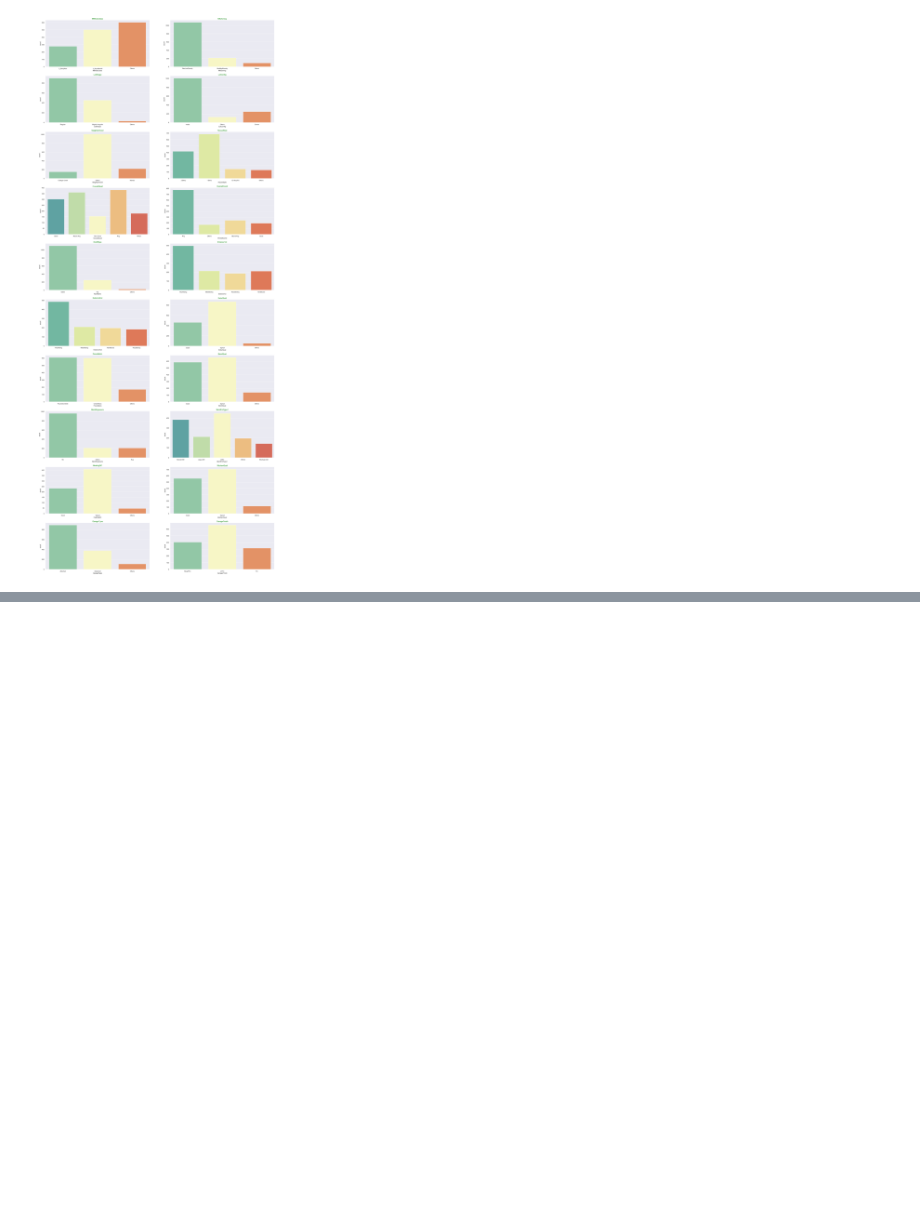
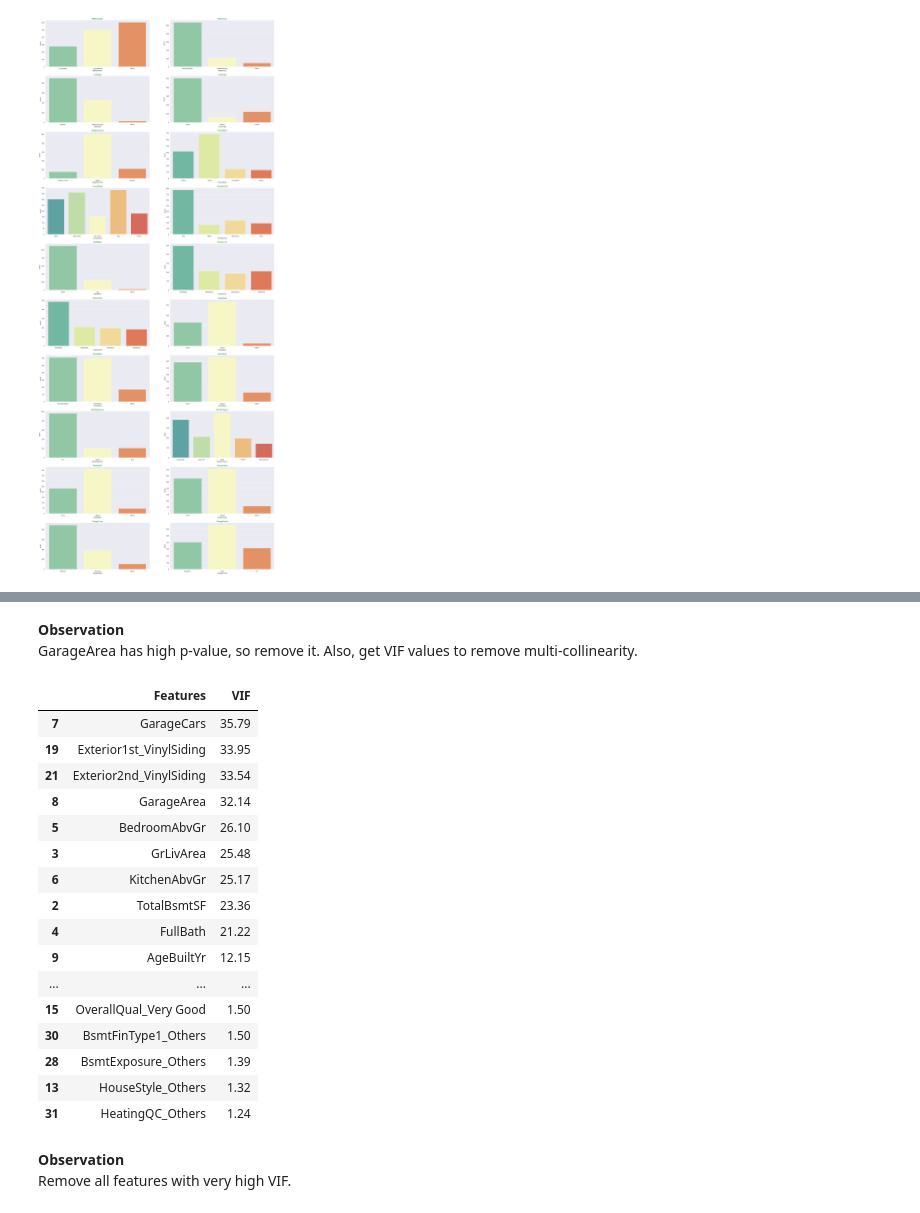
Before and after one commit to andrea-naz7/Sunrise_Housing_CaseStudy, a Jupyter notebook: Sunrise_Housing_Andrea.ipynb, the cells around one changed output, grey strips where cells are left out. Cells and saved outputs as stored; diff of their text form; code cells hidden in the pictures; blank space fills up the shorter version.

```diff
--- a/Sunrise_Housing_Andrea.ipynb
+++ b/Sunrise_Housing_Andrea.ipynb
@@ -784,0 +921,7 @@ The sale price distribution plot is similar to normal distribution with noise af
+# %%
+#add constant; build the linear model
+X_train_lm1 = sm.add_constant(X_train_lm1)
+lm = sm.OLS(y_train,X_train_lm1).fit()
+
+#Model 1 statistics
+print(lm.summary())
@@ -784,0 +951,12 @@ The sale price distribution plot is similar to normal distribution with noise af
+# %%
+#remove the features with high p-value
+remove_col = ['1stFlrSF','TotRmsAbvGrd','AgeGarageYr','MSSubClass_2_StoryNew','MSSubClass_Others','LotShape_Regular',
+              'LotShape_Slightly Irregular','Neighborhood_Names','HouseStyle_1.5 StoryFin','OverallQual_Good',
+              'ExterQual_Typical','BsmtExposure_No','BsmtFinType1_Unfin','KitchenQual_Typical','GarageFinish_RoughFin',
+              'GarageFinish_UnFin']
+
+col = [i for i in col if i not in remove_col]
+# %%
+#relevant independent features determined by RFE
+X_train_lm2 = X_train[col]
+X_train_lm2.shape
@@ -784,0 +965,7 @@ The sale price distribution plot is similar to normal distribution with noise af
+# %%
+#add constant; build the linear model
+X_train_lm2 = sm.add_constant(X_train_lm2)
+lm = sm.OLS(y_train,X_train_lm2).fit()
+
+#Model 1 statistics
+print(lm.summary())
@@ -784,0 +990,38 @@ The sale price distribution plot is similar to normal distribution with noise af
+# %% [markdown]
+**Observation**<br>
+GarageArea has high p-value, so remove it. Also, get VIF values to remove multi-collinearity.
+# %%
+#find VIF
+
+#drop constant to find VIF
+X_train_lm2 = X_train_lm2.drop(['const'],axis=1)
+
+#create VIF for Model 2
+vif = pd.DataFrame()
+X = X_train_lm2
+vif['Features'] = X.columns
+vif['VIF'] = [variance_inflation_factor(X.values, i) for i in range(X.shape[1])]
+vif['VIF'] = round(vif['VIF'], 2)
+vif = vif.sort_values(by = "VIF", ascending = False)
+vif
+# %% [output]
+|  | Features | VIF |
+| 7 | GarageCars | 35.79 |
+| 19 | Exterior1st_VinylSiding | 33.95 |
+| 21 | Exterior2nd_VinylSiding | 33.54 |
+| 8 | GarageArea | 32.14 |
+| 5 | BedroomAbvGr | 26.10 |
+| 3 | GrLivArea | 25.48 |
+| 6 | KitchenAbvGr | 25.17 |
+| 2 | TotalBsmtSF | 23.36 |
+| 4 | FullBath | 21.22 |
+| 9 | AgeBuiltYr | 12.15 |
+| ... | ... | ... |
+| 15 | OverallQual_Very Good | 1.50 |
+| 30 | BsmtFinType1_Others | 1.50 |
+| 28 | BsmtExposure_Others | 1.39 |
+| 13 | HouseStyle_Others | 1.32 |
+| 31 | HeatingQC_Others | 1.24 |
+# %% [markdown]
+**Observation**<br>
+Remove all features with very high VIF.
```
Also changed, not shown: parts of 62 cells of this notebook.
